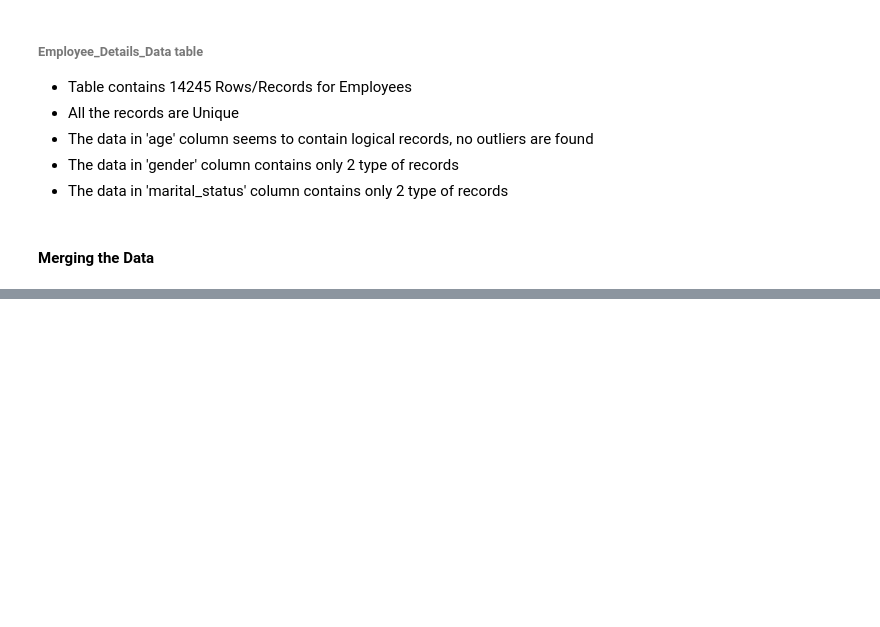
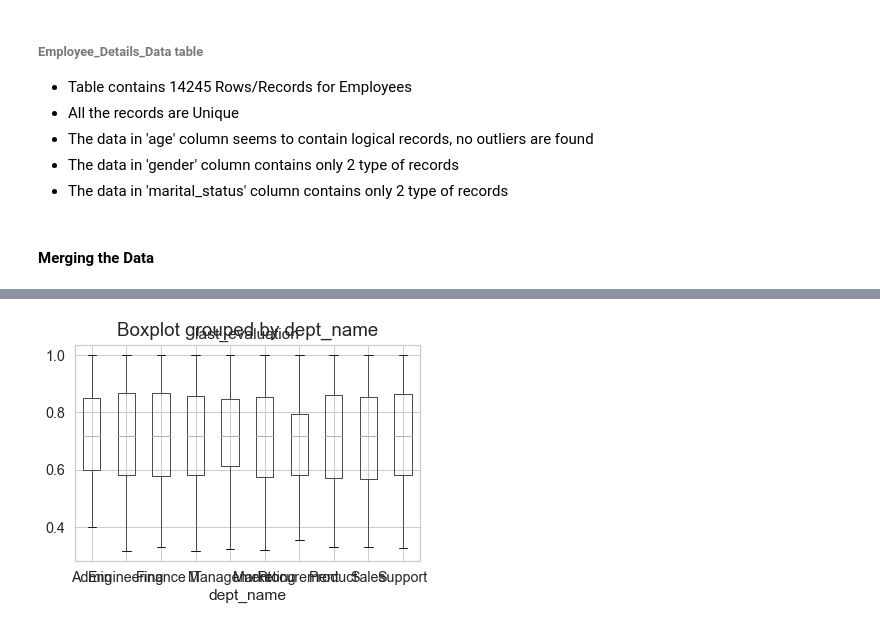
Before and after one commit to mohinder-singhtank/Capstone-ML-1008, a Jupyter notebook: 1008_GCD_capstone.ipynb, the cells around one changed output, grey strips where cells are left out. Cells and saved outputs as stored; diff of their text form; code cells hidden in the pictures; blank space fills up the shorter version.

```diff
--- a/1008_GCD_capstone.ipynb
+++ b/1008_GCD_capstone.ipynb
@@ -398,0 +413,6 @@ memory usage: 1.6+ MB
+# %%
+merged_df.boxplot(column=['last_evaluation'], by='dept_name')
+plt.rcParams["figure.figsize"] = (20,8)
+plt.show()
+# %% [output]
+[figure, added]
```
Also changed, not shown: parts of 18 cells of this notebook.
